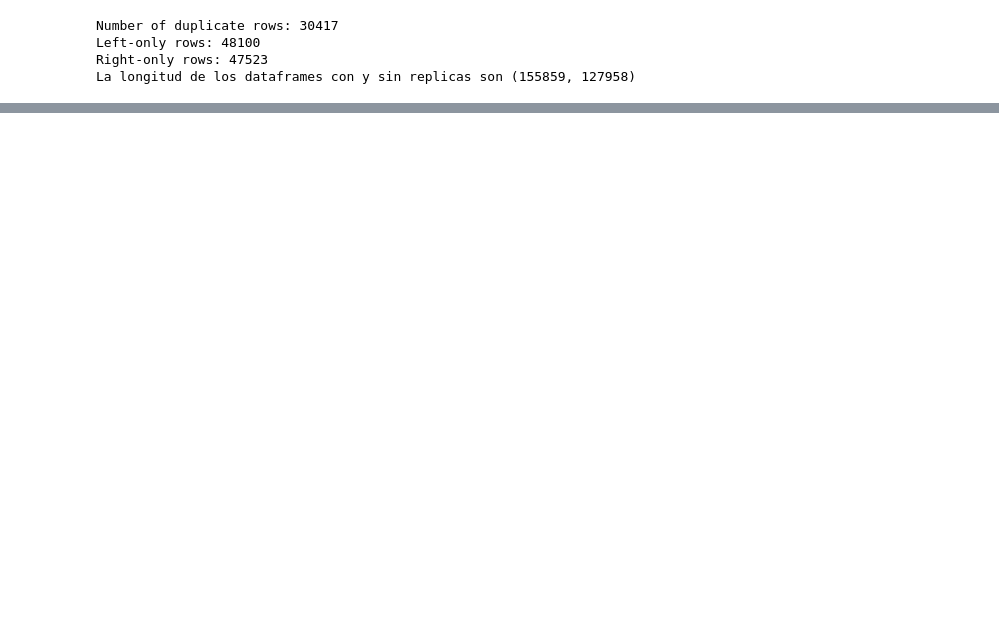
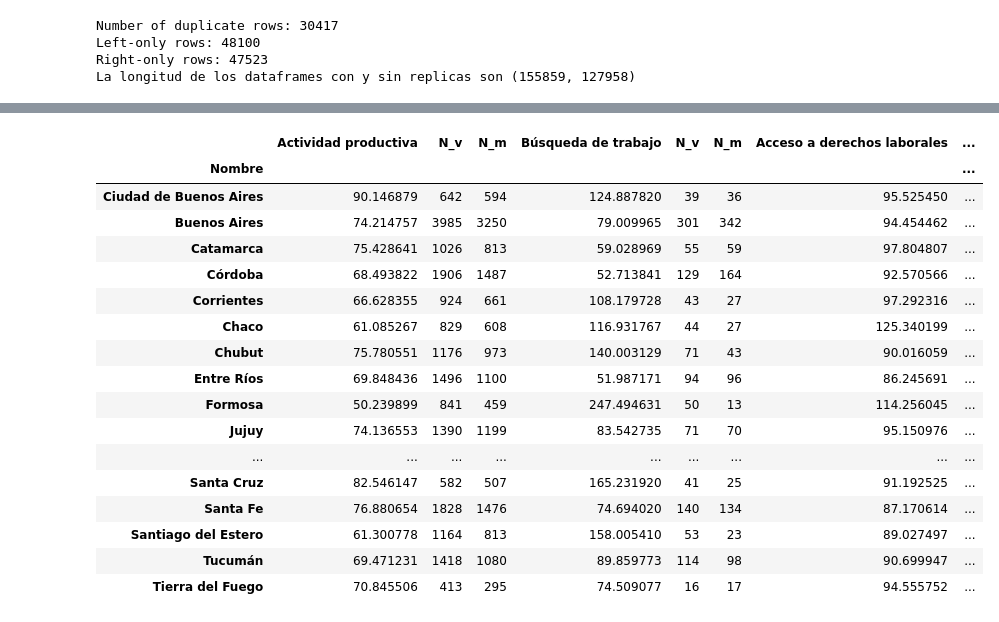
Before and after one commit to datos-Fundar/indice-mercado-trabajo-ingresos, a Jupyter notebook: scripts/04_chequeo_EPH.ipynb, the cells around one changed output, grey strips where cells are left out. Saved outputs shown, nothing was run; the diff lists cells and outputs as text; code cells hidden in the pictures; blank space fills up the shorter version.

```diff
--- a/scripts/04_chequeo_EPH.ipynb
+++ b/scripts/04_chequeo_EPH.ipynb
@@ -544,3 +625,24 @@ df_ratio_without_copies.iloc[:,0:5]
+# %%
+df_ratio_without_copies
+# %% [output]
+|  | Actividad productiva | N_v | N_m | Búsqueda de trabajo | N_v | N_m | Acceso a derechos laborales | ... |
+| Nombre |  |  |  |  |  |  |  | ... |
+| Ciudad de Buenos Aires | 90.146879 | 642 | 594 | 124.887820 | 39 | 36 | 95.525450 | ... |
+| Buenos Aires | 74.214757 | 3985 | 3250 | 79.009965 | 301 | 342 | 94.454462 | ... |
+| Catamarca | 75.428641 | 1026 | 813 | 59.028969 | 55 | 59 | 97.804807 | ... |
+| Córdoba | 68.493822 | 1906 | 1487 | 52.713841 | 129 | 164 | 92.570566 | ... |
+| Corrientes | 66.628355 | 924 | 661 | 108.179728 | 43 | 27 | 97.292316 | ... |
+| Chaco | 61.085267 | 829 | 608 | 116.931767 | 44 | 27 | 125.340199 | ... |
+| Chubut | 75.780551 | 1176 | 973 | 140.003129 | 71 | 43 | 90.016059 | ... |
+| Entre Ríos | 69.848436 | 1496 | 1100 | 51.987171 | 94 | 96 | 86.245691 | ... |
+| Formosa | 50.239899 | 841 | 459 | 247.494631 | 50 | 13 | 114.256045 | ... |
+| Jujuy | 74.136553 | 1390 | 1199 | 83.542735 | 71 | 70 | 95.150976 | ... |
+| ... | ... | ... | ... | ... | ... | ... | ... | ... |
+| Santa Cruz | 82.546147 | 582 | 507 | 165.231920 | 41 | 25 | 91.192525 | ... |
+| Santa Fe | 76.880654 | 1828 | 1476 | 74.694020 | 140 | 134 | 87.170614 | ... |
+| Santiago del Estero | 61.300778 | 1164 | 813 | 158.005410 | 53 | 23 | 89.027497 | ... |
+| Tucumán | 69.471231 | 1418 | 1080 | 89.859773 | 114 | 98 | 90.699947 | ... |
+| Tierra del Fuego | 70.845506 | 413 | 295 | 74.509077 | 16 | 17 | 94.555752 | ... |
 # %%
 comparacion_indicadores = pd.DataFrame([df_ratio_2021['Actividad productiva'].iloc[:,0],
         df_ratio_2022['Actividad productiva'].iloc[:,0],
```
Also changed, not shown: parts of 13 cells of this notebook.
